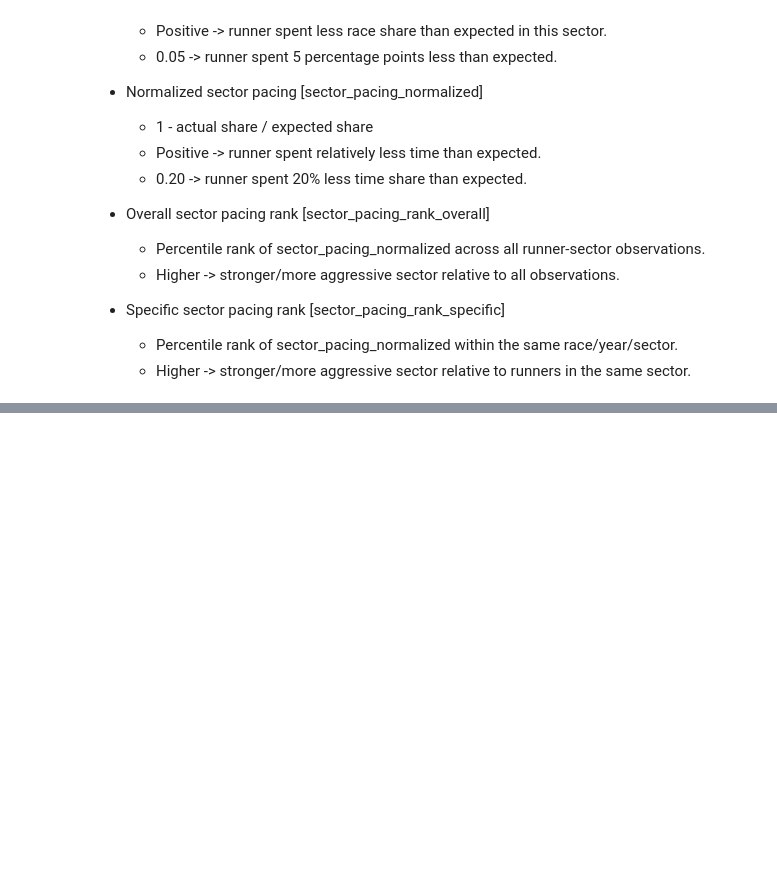
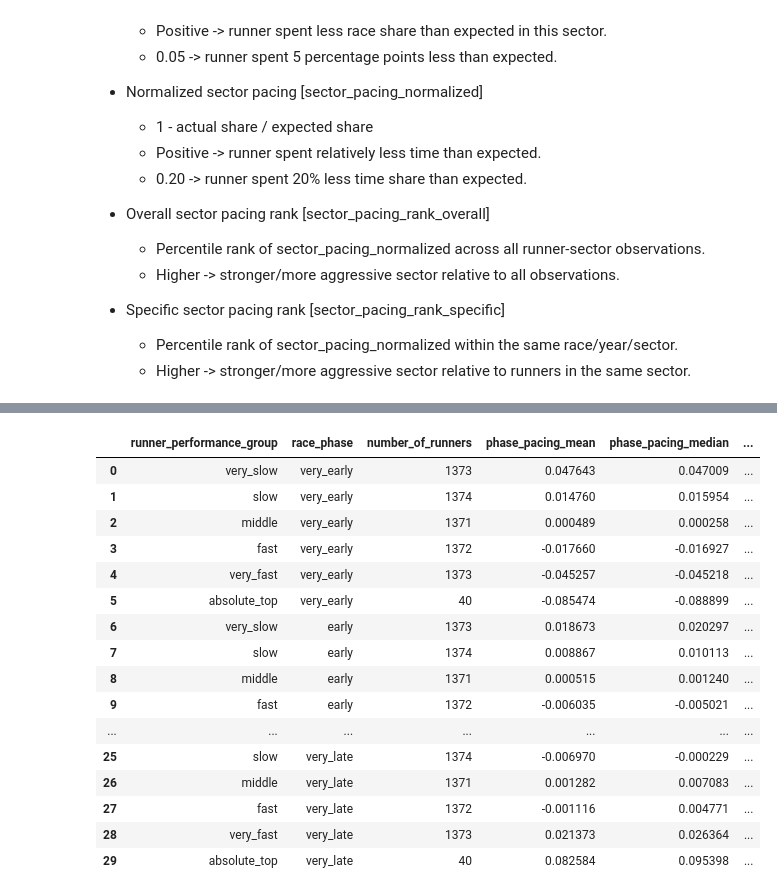
Before and after one commit to 1312Bravo/Path-To-UTMB, a Jupyter notebook: pacing_strategy/pacing_strategy_analysis.ipynb, the cells around one changed output, grey strips where cells are left out. Drawn from its saved outputs; the diff is of its cells as text; code cells hidden in the pictures; blank space fills up the shorter version.

```diff
--- a/pacing_strategy/pacing_strategy_analysis.ipynb
+++ b/pacing_strategy/pacing_strategy_analysis.ipynb
@@ -1394,7 +1398,8 @@ pacing_analysis_df = (
             [
                 "runner_id",
                 "sector_number",
-                "runner_sector_time_share_pred",
+                "sector_pacing_absolute",
+                "sector_pacing_absolute_pred",
                 "sector_pacing_residual",
                 "sector_pacing_normalized",
                 "sector_pacing_rank_overall",
@@ -1413,0 +1569,15 @@ pacing_analysis_df = (
+# %%
+# Assertions - all ok with data? - Remove runners with missing UTMB index (no normalized race times & sector pacing)
+print("About missing data:")
+display(main_pacing_analysis_df.isna().sum())
+
+# Remove runners with missing UTMB index
+main_pacing_analysis_df = (
+    main_pacing_analysis_df
+    .loc[lambda df: df["runner_overall_index"].notna()]
+    .reset_index(drop = True)
+)
+print("Removed runners with missing UTMB index ... Missing rows left = {}".format(main_pacing_analysis_df.isna().sum().sum()))
+
+# Assert
+assert not main_pacing_analysis_df.isna().any().any(), "Some values are still missing."
@@ -1413,0 +1770,80 @@ pacing_analysis_df = (
+# %%
+# About - Performance group x Race phase
+
+# Performance groups by normalized rank
+performance_group_phase_pacing_summary_df = (
+    phase_pacing_analysis_df
+    .groupby(
+        ["runner_performance_group", "race_phase"],
+        observed = True,
+        as_index = False,
+    )
+    .agg(
+        number_of_runners = ("runner_id", "nunique"),
+        phase_pacing_mean = ("phase_pacing_normalized", "mean"),
+        phase_pacing_median = ("phase_pacing_normalized", "median"),
+        phase_pacing_std = ("phase_pacing_normalized", "std"),
+    )
+    .sort_values(["race_phase", "runner_performance_group"])
+    .reset_index(drop=True)
+)
+
+# Absolute top group
+absolute_top_phase_pacing_summary_df = (
+    phase_pacing_analysis_df
+    .query("runner_performance_group_top_absolute")
+    .groupby(
+        ["race_phase"],
+        observed = True,
+        as_index = False,
+    )
+    .agg(
+        number_of_runners = ("runner_id", "nunique"),
+        phase_pacing_mean = ("phase_pacing_normalized", "mean"),
+        phase_pacing_median = ("phase_pacing_normalized", "median"),
+        phase_pacing_std = ("phase_pacing_normalized", "std"),
+    )
+    .assign(
+        runner_performance_group = "absolute_top"
+    )
+)
+
+# Combine
+performance_group_phase_pacing_summary_df = (
+    pd.concat(
+        [
+            performance_group_phase_pacing_summary_df,
+            absolute_top_phase_pacing_summary_df,
+        ],
+        ignore_index = True,
+    )
+    .assign(
+        runner_performance_group = lambda df: pd.Categorical(
+            df["runner_performance_group"],
+            categories = runner_performance_group_labels + ["absolute_top"],
+            ordered = True,
+        ),
+    )
+    .sort_values(["race_phase", "runner_performance_group"])
+    .reset_index(drop = True)
+)
+
+display(performance_group_phase_pacing_summary_df)
+# %% [output]
+|  | runner_performance_group | race_phase | number_of_runners | phase_pacing_mean | phase_pacing_median | ... |
+| 0 | very_slow | very_early | 1373 | 0.047643 | 0.047009 | ... |
+| 1 | slow | very_early | 1374 | 0.014760 | 0.015954 | ... |
+| 2 | middle | very_early | 1371 | 0.000489 | 0.000258 | ... |
+| 3 | fast | very_early | 1372 | -0.017660 | -0.016927 | ... |
+| 4 | very_fast | very_early | 1373 | -0.045257 | -0.045218 | ... |
+| 5 | absolute_top | very_early | 40 | -0.085474 | -0.088899 | ... |
+| 6 | very_slow | early | 1373 | 0.018673 | 0.020297 | ... |
+| 7 | slow | early | 1374 | 0.008867 | 0.010113 | ... |
+| 8 | middle | early | 1371 | 0.000515 | 0.001240 | ... |
+| 9 | fast | early | 1372 | -0.006035 | -0.005021 | ... |
+| ... | ... | ... | ... | ... | ... | ... |
+| 25 | slow | very_late | 1374 | -0.006970 | -0.000229 | ... |
+| 26 | middle | very_late | 1371 | 0.001282 | 0.007083 | ... |
+| 27 | fast | very_late | 1372 | -0.001116 | 0.004771 | ... |
+| 28 | very_fast | very_late | 1373 | 0.021373 | 0.026364 | ... |
+| 29 | absolute_top | very_late | 40 | 0.082584 | 0.095398 | ... |
```
Also changed, not shown: parts of 15 cells of this notebook.
